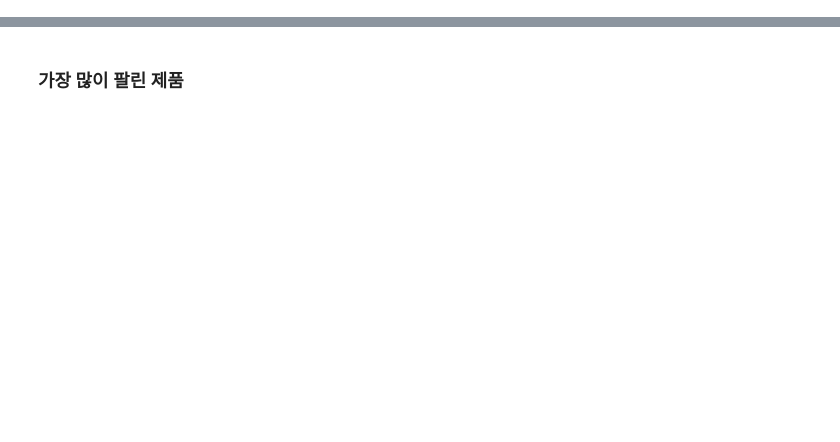
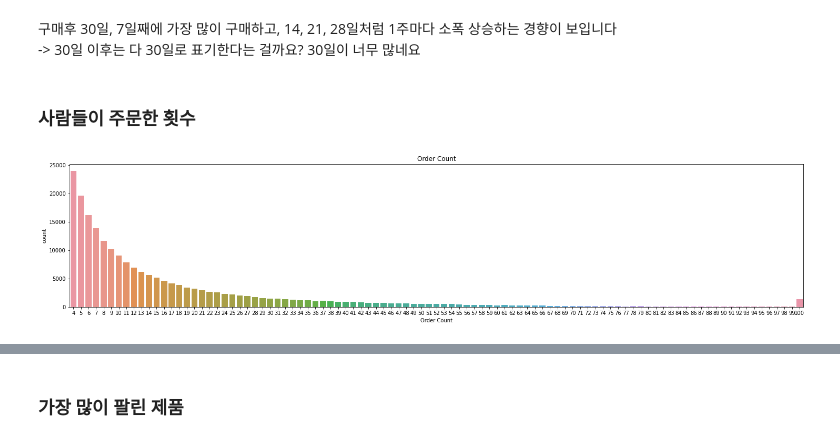
Before and after one commit to Chatti5115/aiffel_dataton, a Jupyter notebook: [D-01]Instacart.ipynb, the cells around one changed output, grey strips where cells are left out. Drawn from its saved outputs; the diff is of its cells as text; code cells hidden in the pictures; blank space fills up the shorter version.

```diff
--- a/[D-01]Instacart.ipynb
+++ b/[D-01]Instacart.ipynb
@@ -161,0 +114,15 @@ ax2.set(xlabel="Order Count", title="Count Of Items People Buy In Prior")
+# %% [markdown]
+구매후 30일, 7일째에 가장 많이 구매하고, 14, 21, 28일처럼 1주마다 소폭 상승하는 경향이 보입니다
+-> 30일 이후는 다 30일로 표기한다는 걸까요? 30일이 너무 많네요
+# %% [markdown]
+### 사람들이 주문한 횟수
+# %%
+order_count = orders.groupby(by=['user_id'])['order_id'].count().to_frame()
+fig, ax = plt.subplots()
+fig.set_size_inches(25, 5)
+#sns.set(rc = {'figure.figsize':(30,8)})
+sns.countplot(data=order_count, x='order_id', ax=ax)
+ax.set(xlabel='Order Count', title='Order Count')
+plt.show()
+# %% [output]
+[figure, added]
```
Also changed, not shown: parts of 82 cells of this notebook.
